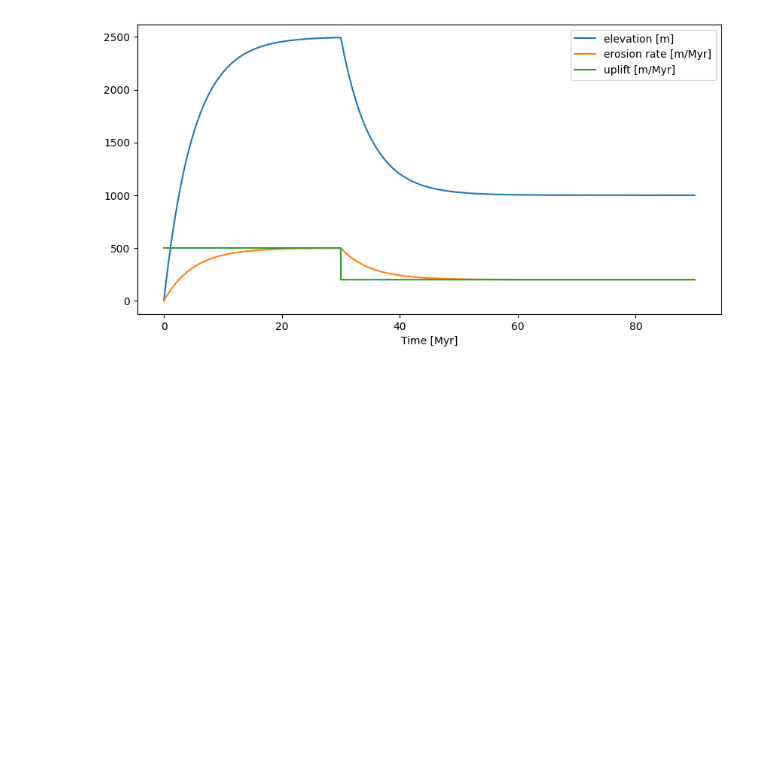
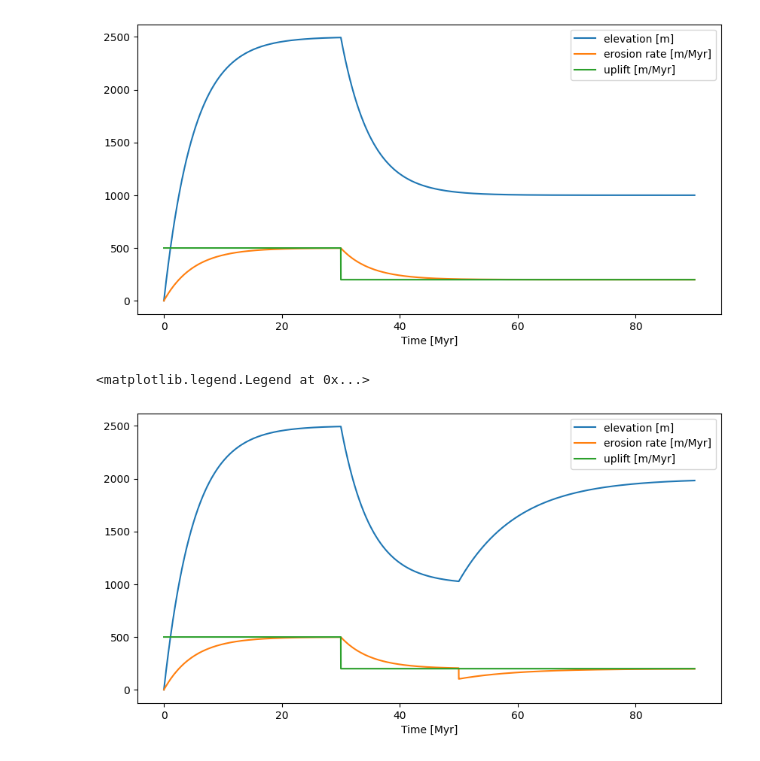
Before and after one commit to YagoMCastro/bacias-msc-2024, a Jupyter notebook: notebooks/classes/erosao_1d.ipynb, the cells around one changed output. Drawn from its saved outputs; the diff is of its cells as text; code cells hidden in the pictures; blank space fills up the shorter version.

Commit message:
Add change in erosion rate scenario

```diff
--- a/notebooks/classes/erosao_1d.ipynb
+++ b/notebooks/classes/erosao_1d.ipynb
@@ -70,3 +70,42 @@ plt.legend()
 # %% [output]
 <matplotlib.legend.Legend at 0x...>
 [figure]
+# %%
+h = 0.0  # elevation [m]
+u = 500.0 # Uplift [m/Myr]
+u /= 1e6 # Uplift [m/yr]
+
+t = 0.0 # time
+dt = 1e4 # [yr]
+lamb = 2e-7 # [1/yr]
+
+t_vec = t
+h_vec = h
+u_vec = u
+erode_vec = lamb * h
+
+while t < 90.0e6:
+    h += -lamb*h*dt + u*dt
+    t += dt
+
+    if t>30e6:
+        u = 200/1e6 # decrease in uplift
+
+    if t>50e6:
+        lamb = 1e-7 # decrease in uplift
+
+    t_vec = np.append(t_vec,t)
+    h_vec = np.append(h_vec,h)
+    u_vec = np.append(u_vec,u)
+    erode_vec = np.append(erode_vec,lamb*h)
+
+
+plt.figure(figsize=(10,5))
+plt.plot(t_vec/1e6,h_vec, label="elevation [m]")
+plt.plot(t_vec/1e6,erode_vec*1e6, label="erosion rate [m/Myr]")
+plt.plot(t_vec/1e6,u_vec*1e6, label="uplift [m/Myr]")
+plt.xlabel("Time [Myr]")
+plt.legend()
+# %% [output]
+<matplotlib.legend.Legend at 0x...>
+[figure, added]
```
